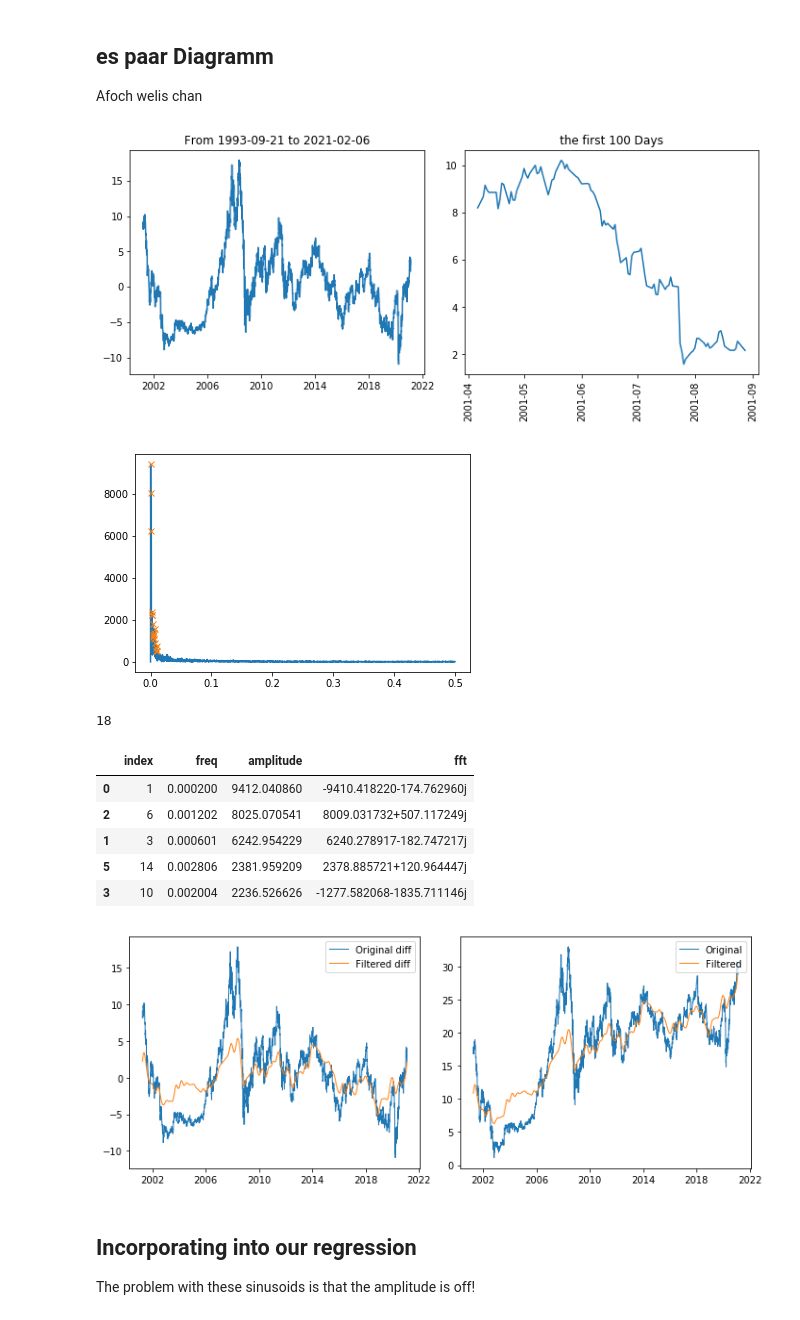
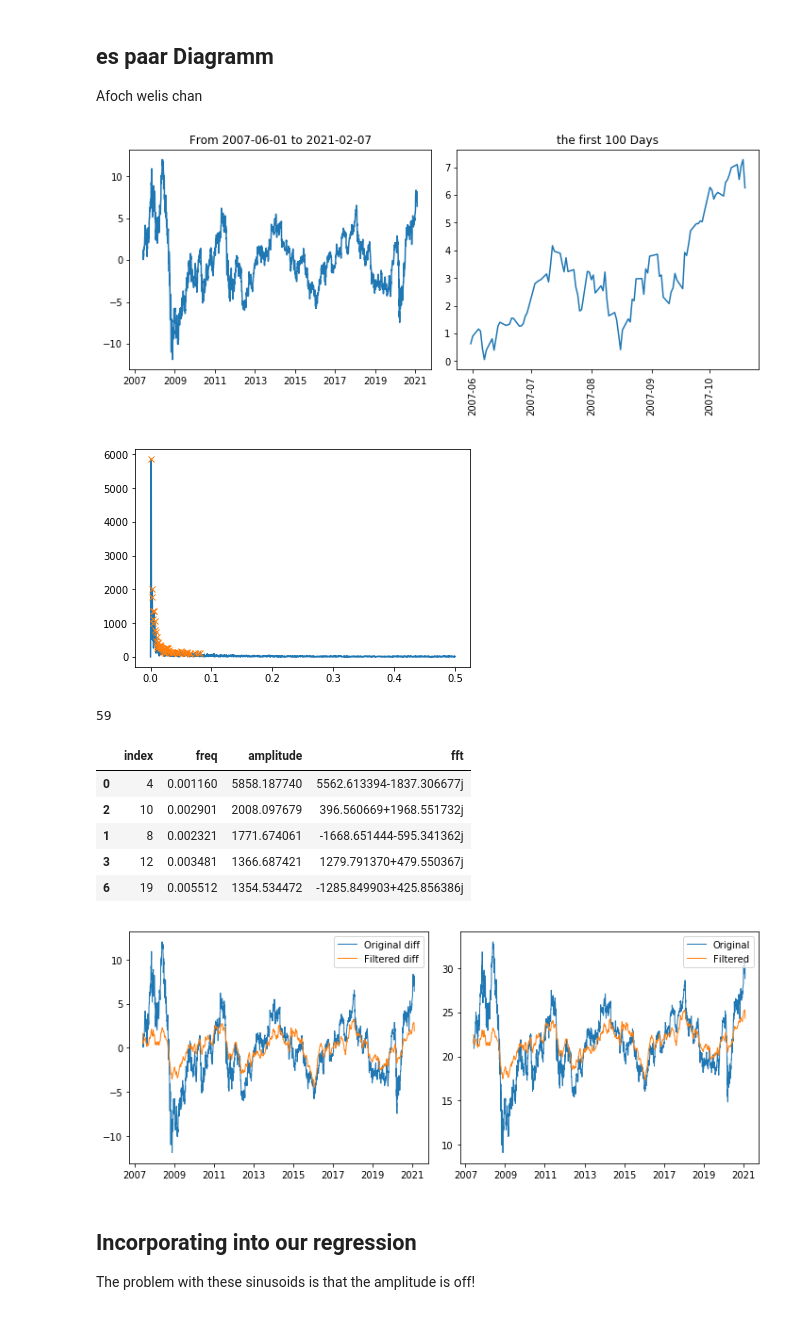
Before and after one commit to simonbuehrer/FFT-test, a Jupyter notebook: 00-fft-stock-market.ipynb, the cells around one changed output. Cells and saved outputs as stored; diff of their text form; code cells hidden in the pictures.

```diff
--- a/00-fft-stock-market.ipynb
+++ b/00-fft-stock-market.ipynb
@@ -29,7 +29,7 @@ import math
 # %%
 #get current day and download hist. data
 today = dt.datetime.today().strftime('%Y-%m-%d')
-hist = (dt.datetime.today()-dt.timedelta(10000)).strftime('%Y-%m-%d')
+hist = (dt.datetime.today()-dt.timedelta(5000)).strftime('%Y-%m-%d')
 
 stockname='ABB'
 print(today,hist)
@@ -98,26 +98,26 @@ plt.tight_layout()
 plt.xticks(rotation=90)
 plt.show()
 # %% [output]
-[figure, old version]
+[figure, new version]
 # %%
 fft_output = np.fft.fft(stockdata_df['Diff'])
 power = np.abs(fft_output)
 freq = np.fft.fftfreq(len(stockdata_df['Diff']))
 
 # mask susch au negativi drinää
 mask = freq >= 0
 freq = freq[mask]
 power = power[mask]
 
-peaks, _ = find_peaks(power[freq >=0], height=500)
+peaks, _ = find_peaks(power[freq >=0], height=100)
 
 plt.plot(freq,power)
 plt.plot(freq[peaks], power[peaks],'x')
 plt.show()
 print(len(peaks))
 # %% [output]
-[figure, old version]
+[figure, new version]
-18
+59
 # %%
 output = pd.DataFrame()
 output['index'] = peaks
@@ -129,11 +129,11 @@ output = output.sort_values('amplitude', ascending=False)
 output.head()
 # %% [output]
 |  | index | freq | amplitude | fft |
-| 0 | 1 | 0.000200 | 9412.040860 | -9410.418220-174.762960j |
-| 2 | 6 | 0.001202 | 8025.070541 | 8009.031732+507.117249j |
-| 1 | 3 | 0.000601 | 6242.954229 | 6240.278917-182.747217j |
-| 5 | 14 | 0.002806 | 2381.959209 | 2378.885721+120.964447j |
-| 3 | 10 | 0.002004 | 2236.526626 | -1277.582068-1835.711146j |
+| 0 | 4 | 0.001160 | 5858.187740 | 5562.613394-1837.306677j |
+| 2 | 10 | 0.002901 | 2008.097679 | 396.560669+1968.551732j |
+| 1 | 8 | 0.002321 | 1771.674061 | -1668.651444-595.341362j |
+| 3 | 12 | 0.003481 | 1366.687421 | 1279.791370+479.550367j |
+| 6 | 19 | 0.005512 | 1354.534472 | -1285.849903+425.856386j |
 # %%
 filtered_fft_output = np.array([f if i in list(output['index']) else 0 for i, f in enumerate(fft_output)])
 filtered_diff = np.fft.ifft(filtered_fft_output)
@@ -154,7 +154,7 @@ ax2.legend(loc='upper right')
 plt.tight_layout()
 plt.show()
 # %% [output]
-[figure, old version]
+[figure, new version]
 # %% [markdown]
 ## Incorporating into our regression
 
```
Also changed, not shown: parts of 6 cells of this notebook.
